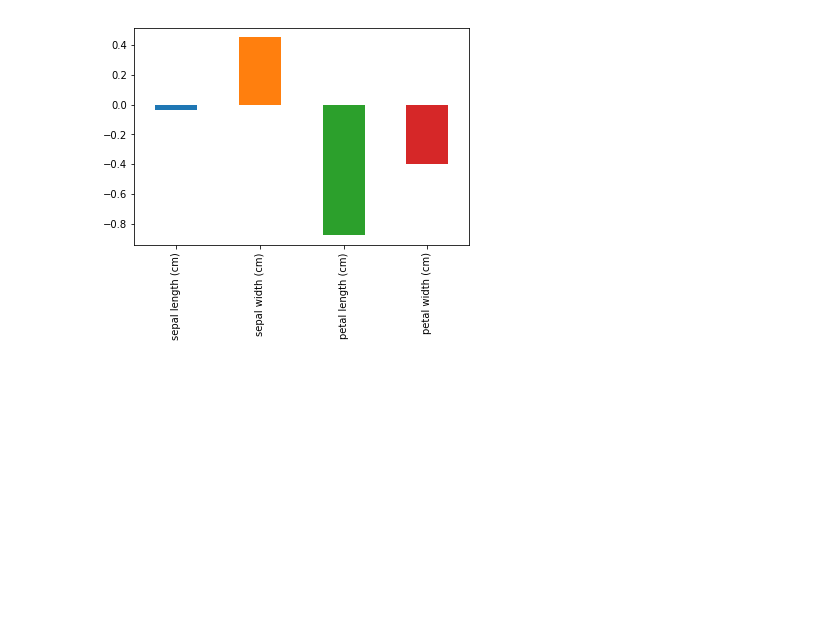
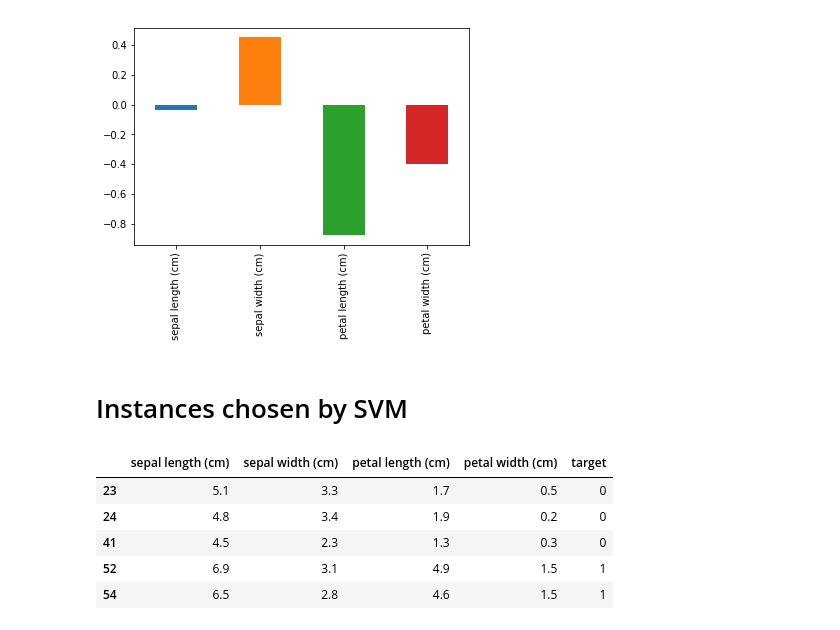
Before and after one commit to MooyoungLee/reference, a Jupyter notebook: OnGoing/SupportVectorMachine.ipynb, the cells around one changed output. Cells and saved outputs as stored; diff of their text form; code cells hidden in the pictures; blank space fills up the shorter version.

```diff
--- a/OnGoing/SupportVectorMachine.ipynb
+++ b/OnGoing/SupportVectorMachine.ipynb
@@ -169,3 +169,19 @@ weights.plot(kind = 'bar')
 # %% [output]
 <matplotlib.axes._subplots.AxesSubplot at 0x...>
 [figure]
+# %% [markdown]
+# Instances chosen by SVM
+# %%
+df_base = X
+df_base['target'] = y
+
+df_svm = X.loc[clf.support_,:]
+df_svm['target'] = y[clf.support_]
+df_svm.head()
+# %% [output]
+|  | sepal length (cm) | sepal width (cm) | petal length (cm) | petal width (cm) | target |
+| 23 | 5.1 | 3.3 | 1.7 | 0.5 | 0 |
+| 24 | 4.8 | 3.4 | 1.9 | 0.2 | 0 |
+| 41 | 4.5 | 2.3 | 1.3 | 0.3 | 0 |
+| 52 | 6.9 | 3.1 | 4.9 | 1.5 | 1 |
+| 54 | 6.5 | 2.8 | 4.6 | 1.5 | 1 |
```
Also changed, not shown: parts of 3 cells of this notebook.
